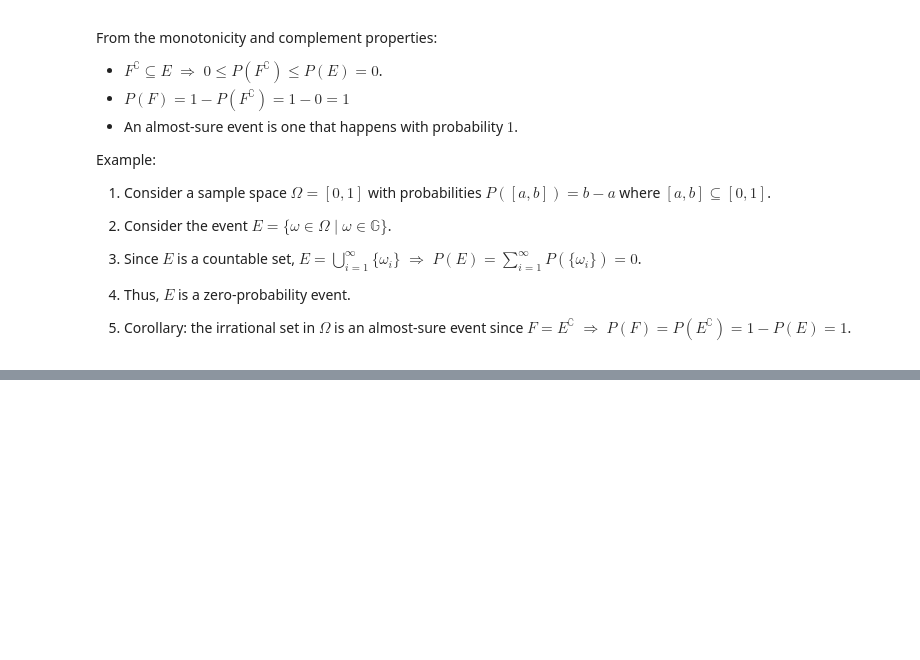
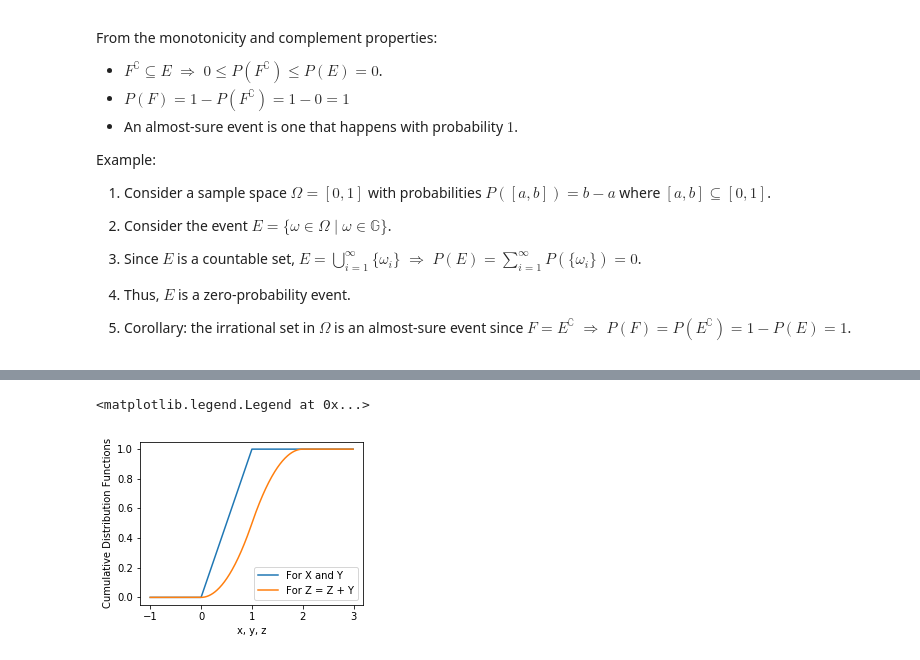
Before and after one commit to liunelson/learning-exercises, a Jupyter notebook: statlect/statlect_part2.ipynb, the cells around one changed output, grey strips where cells are left out. Saved outputs shown, nothing was run; the diff lists cells and outputs as text; code cells hidden in the pictures; blank space fills up the shorter version.

```diff
--- a/statlect/statlect_part2.ipynb
+++ b/statlect/statlect_part2.ipynb
@@ -220,0 +650,35 @@ except:
+# %%
+
+import numpy as np
+import matplotlib.pyplot as plt
+
+t = np.arange(-1, 3, 0.01)
+F_X = np.zeros(t.shape)
+for i in range(len(t)):
+    if t[i] <= 0:
+        F_X[i] = 0
+    elif (t[i] > 0) & (t[i] <= 1):
+        F_X[i] = t[i]
+    else:
+        F_X[i] = 1
+
+F_Z = np.zeros(t.shape)
+for i in range(len(t)):
+    if t[i] <= 0:
+        F_Z[i] = 0
+    elif (t[i] > 0) & (t[i] <= 1):
+        F_Z[i] = 0.5*t[i]**2
+    elif (t[i] > 1) & (t[i] <= 2):
+        F_Z[i] = -0.5*t[i]**2 + 2*t[i] - 1
+    else:
+        F_Z[i] = 1
+
+fig, ax = plt.subplots(nrows = 1, ncols = 1, figsize = (4, 3))
+ax.plot(t, F_X, label = 'For X and Y')
+ax.plot(t, F_Z, label = 'For Z = Z + Y')
+ax.set_xlabel('x, y, z')
+ax.set_ylabel('Cumulative Distribution Functions')
+ax.legend()
+# %% [output]
+<matplotlib.legend.Legend at 0x...>
+[figure, added]
```
Also changed, not shown: parts of 23 cells of this notebook, 1 other file.
